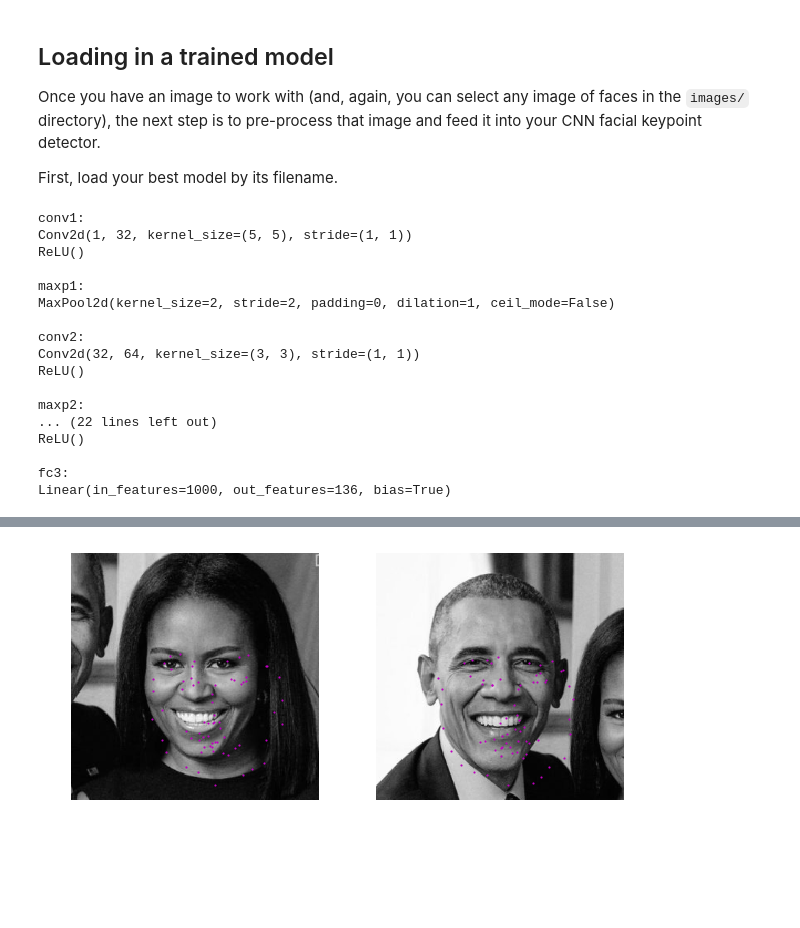
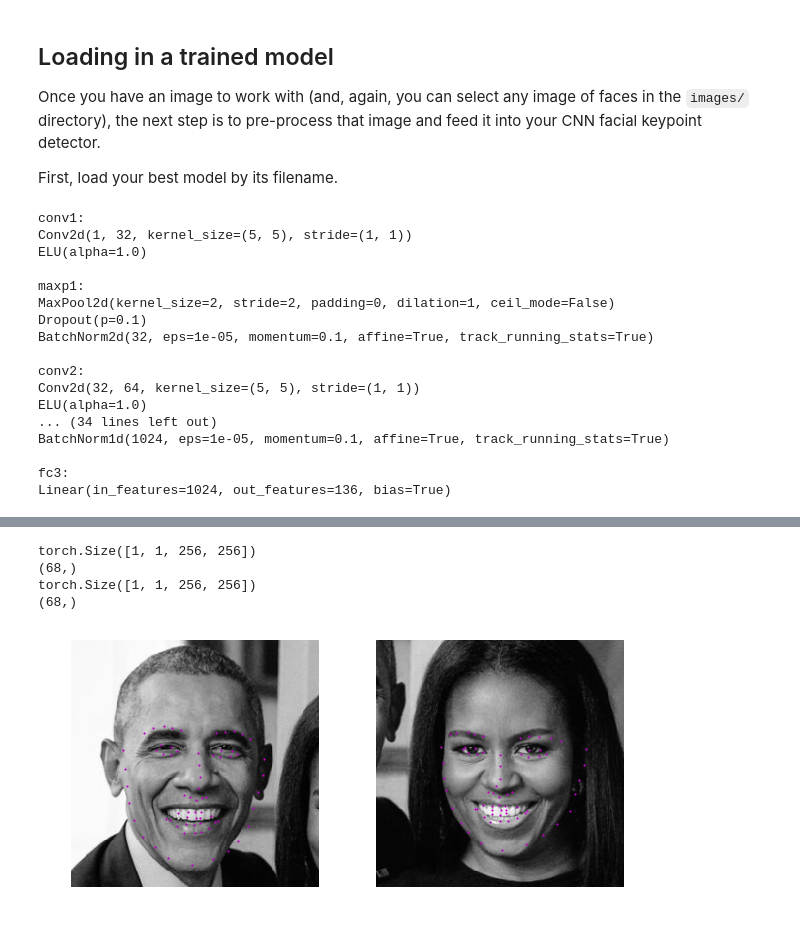
Before and after one commit to Bjarten/computer-vision-ND, a Jupyter notebook: project_1_facial_keypoints/3. Facial Keypoint Detection, Complete Pipeline.ipynb, the cells around one changed output, grey strips where cells are left out. Drawn from its saved outputs; the diff is of its cells as text; code cells hidden in the pictures; blank space fills up the shorter version.

```diff
--- a/project_1_facial_keypoints/3. Facial Keypoint Detection, Complete Pipeline.ipynb
+++ b/project_1_facial_keypoints/3. Facial Keypoint Detection, Complete Pipeline.ipynb
@@ -83,7 +83,7 @@ net = NaimishNet()
 ## load the best saved model parameters (by your path name)
 ## You'll need to un-comment the line below and add the correct name for *your* saved model
 model_dir = 'saved_models/'
-model_name = 'keypoints_model_NaimishNet_20_epochs.pt'
+model_name = 'keypoints_model_NaimishNet_10_epochs_batch32.pt'
 
 net.load_state_dict(torch.load(model_dir+model_name))
 
@@ -93,21 +93,21 @@ print(net)
 # %% [output]
 conv1:
 Conv2d(1, 32, kernel_size=(5, 5), stride=(1, 1))
-ReLU()
+ELU(alpha=1.0)
 
 maxp1:
 MaxPool2d(kernel_size=2, stride=2, padding=0, dilation=1, ceil_mode=False)
+Dropout(p=0.1)
+BatchNorm2d(32, eps=1e-05, momentum=0.1, affine=True, track_running_stats=True)
 
 conv2:
-Conv2d(32, 64, kernel_size=(3, 3), stride=(1, 1))
-ReLU()
-
-maxp2:
-... (22 lines left out)
-ReLU()
+Conv2d(32, 64, kernel_size=(5, 5), stride=(1, 1))
+ELU(alpha=1.0)
+... (34 lines left out)
+BatchNorm1d(1024, eps=1e-05, momentum=0.1, affine=True, track_running_stats=True)
 
 fc3:
-Linear(in_features=1000, out_features=136, bias=True)
+Linear(in_features=1024, out_features=136, bias=True)
 # %% [markdown]
 ## Keypoint detection
 
@@ -134,26 +134,22 @@ image_copy = np.copy(image)
 i = 0
 fig = plt.figure(figsize=(10,10))
 
+scale = 50
 # loop over the detected faces from your haar cascade
 for (x,y,w,h) in faces:
 
     # Select the region of interest that is the face in the image
-    scale = 70
     roi = image_copy[y-scale:y+h+scale, x-scale:x+w+scale]
 
-    ## TConvert the face region from RGB to grayscale
+    ## Convert the face region from RGB to grayscale
     roi = cv2.cvtColor(roi, cv2.COLOR_RGB2GRAY)
     ## Normalize the grayscale image so that its color range falls in [0,1] instead of [0,255]
     roi = roi/255.0
     ## Rescale the detected face to be the expected square size for your CNN (224x224, suggested)
     h, w = roi.shape
 
-    if h > w:
-        new_h, new_w = 224*(h/w), 224
-    else:
-        new_h, new_w = 224, 224*(h/w)
+    roi = cv2.resize(roi, (256, 256))
 
-    roi = cv2.resize(roi, (int(new_h),int(new_w)))
     # Make copy for displaying keypoint over
     roi_copy = np.copy(roi)
 
@@ -165,32 +161,39 @@ for (x,y,w,h) in faces:
         roi = roi.reshape(roi.shape[0], roi.shape[1], 1)
 
     # swap color axis because
     # numpy image: H x W x C
     # torch image: C X H X W
     roi = roi.transpose((2, 0, 1))
 
     roi = torch.from_numpy(roi)
     roi = roi.type(torch.FloatTensor)
+
     roi.unsqueeze_(0)
-
+    print(roi.shape)
     ## Make facial keypoint predictions using your loaded, trained network
     ## perform a forward pass to get the predicted facial keypoints
 
     # forward pass to get net output
     output_pts = net(roi)
     # reshape to size x 68 x 2 pts
     output_pts = output_pts.view(68, -1)
 
     # undo normalization of keypoints
     output_pts = output_pts.detach().numpy()
     output_pts = output_pts*(roi_copy.shape[0]/4)+roi_copy.shape[0]/2
+
     ## Display each detected face and the corresponding keypoints
     fig.add_subplot(2, 2, i+1)
     plt.imshow(roi_copy, cmap='gray')
     plt.scatter(output_pts[:, 0], output_pts[:, 1], s=5, marker='.', c='m')
+    print(output_pts[:, 0].shape)
     plt.axis('off')
     i += 1
 
 plt.show()
 # %% [output]
+torch.Size([1, 1, 256, 256])
+(68,)
+torch.Size([1, 1, 256, 256])
+(68,)
-[figure, old version]
+[figure, new version]
```
Also changed, not shown: 2 other files.
